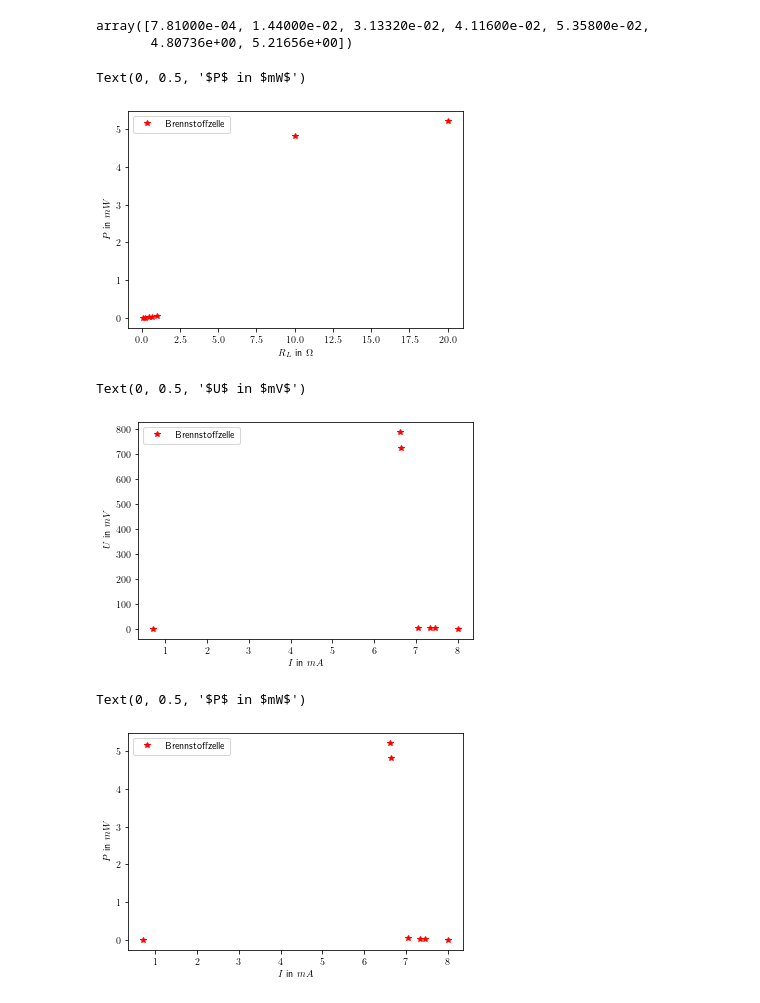
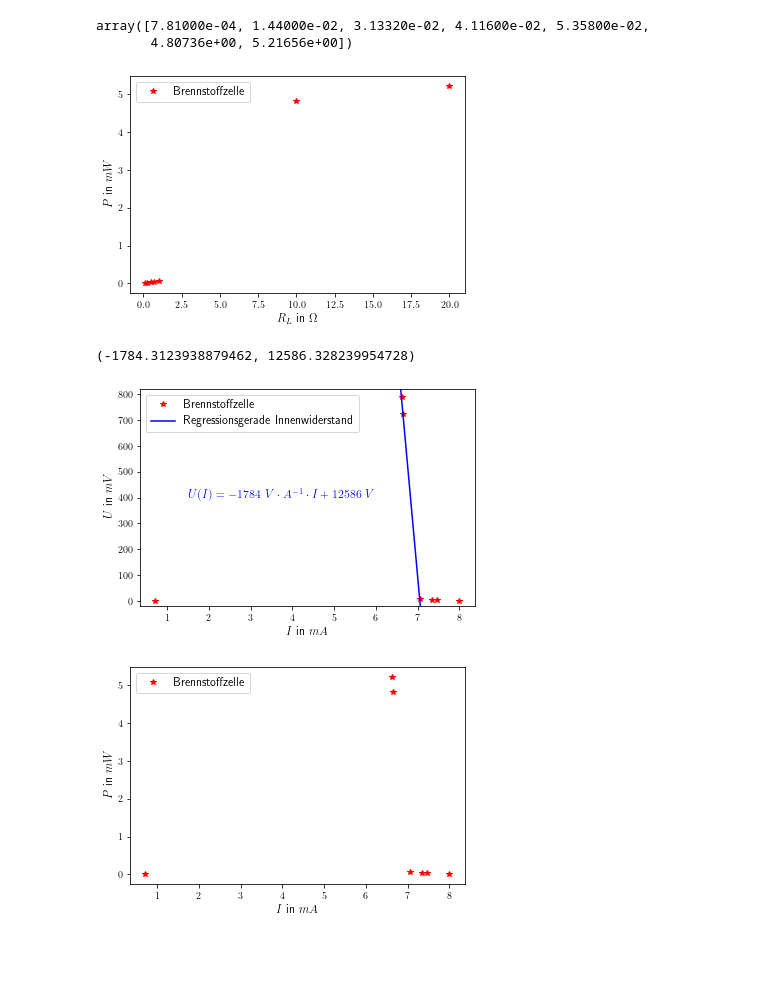
Before and after one commit to lxcrxm/Praktikum_V8, a Jupyter notebook: V8(2).ipynb, the cells around one changed output. Drawn from its saved outputs; the diff is of its cells as text; code cells hidden in the pictures; blank space fills up the shorter version.

```diff
--- a/V8(2).ipynb
+++ b/V8(2).ipynb
@@ -161,32 +167,51 @@ array([7.81000e-04, 1.44000e-02, 3.13320e-02, 4.11600e-02, 5.35800e-02,
 #PR
 plt.plot(RIU[:, 0], P, '*r', label = 'Brennstoffzelle')
 
-plt.legend()
+plt.legend(fontsize = 12)
 
-plt.xlabel('$R_{L}$ in $\Omega$')
-plt.ylabel('$P$ in $mW$')
+plt.xlabel('$R_{L}$ in $\Omega$',fontsize = 12)
+plt.ylabel('$P$ in $mW$', fontsize = 12)
+
+plt.savefig('PRL.png', dpi=300)
 # %% [output]
-Text(0, 0.5, '$P$ in $mW$')
-[figure, old version]
+[figure, new version]
+# %%
+#Innenwiderstand
+#Ausgewählte Messwerte
+x = np.linspace(6, 8, num = 40)
+
+
+res = sp.stats.linregress(RIU[4:, 1], RIU[4:, 2])
+res.slope, res.intercept
+# %% [output]
+(-1784.3123938879462, 12586.328239954728)
 # %%
 #UI
 plt.plot(RIU[:, 1], RIU[:, 2], '*r', label = 'Brennstoffzelle')
 
-plt.legend()
+plt.plot(x, res.intercept + res.slope*x, '-b', label = 'Regressionsgerade Innenwiderstand')
 
-plt.xlabel('$I$ in $mA$')
-plt.ylabel('$U$ in $mV$')
+plt.legend(fontsize = 12)
+
+plt.text(1.5, 400, '$U(I) = -1784$ $V \cdot A^{-1} \cdot I + 12586$ $V$', fontsize = 12, color = 'b')
+
+plt.xlabel('$I$ in $mA$', fontsize = 12)
+plt.ylabel('$U$ in $mV$', fontsize = 12)
+
+plt.ylim((-20, 820))
+
+plt.savefig('UI.png', dpi=300)
 # %% [output]
-Text(0, 0.5, '$U$ in $mV$')
-[figure, old version]
+[figure, new version]
 # %%
 #PI
 plt.plot(RIU[:, 1], P, '*r', label = 'Brennstoffzelle')
 
-plt.legend()
+plt.legend(fontsize = 12)
 
-plt.xlabel('$I$ in $mA$')
-plt.ylabel('$P$ in $mW$')
+plt.xlabel('$I$ in $mA$', fontsize = 12)
+plt.ylabel('$P$ in $mW$', fontsize = 12)
+
+plt.savefig('PI.png', dpi=300)
 # %% [output]
-Text(0, 0.5, '$P$ in $mW$')
-[figure, old version]
+[figure, new version]
```
Also changed, not shown: parts of 3 cells of this notebook.
